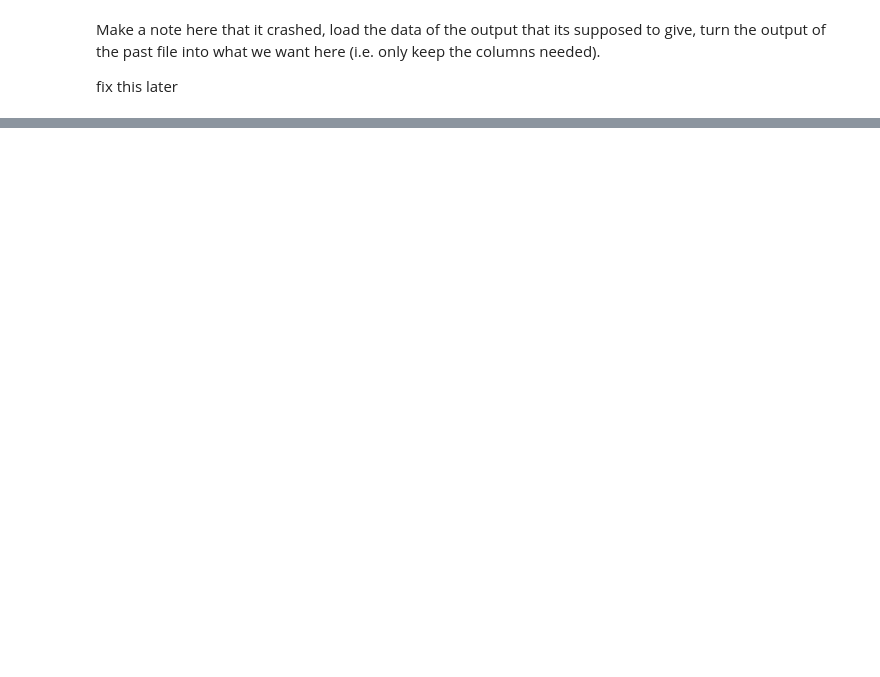
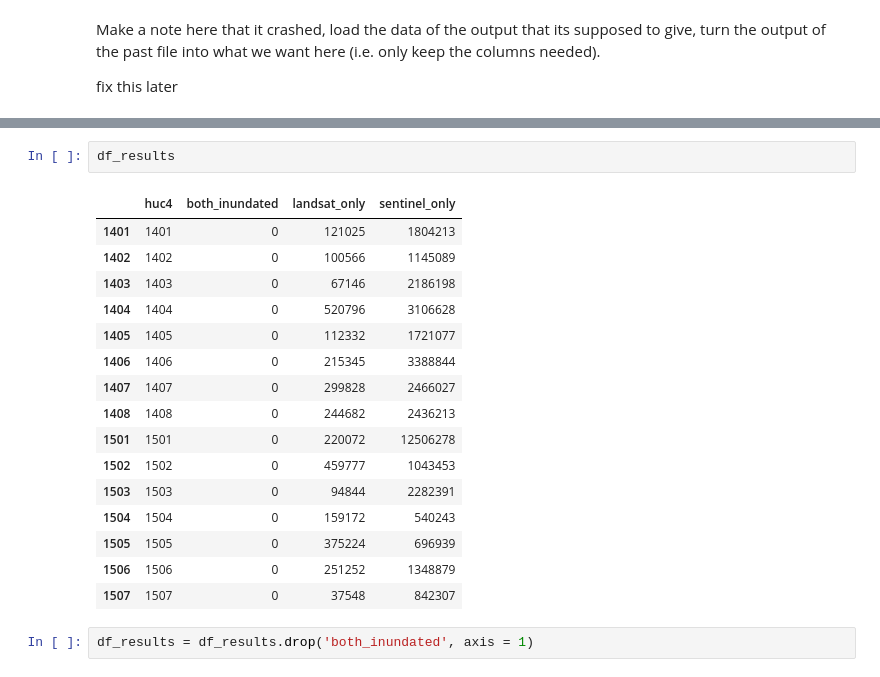
Before and after one commit to ppuentex/detection_comparison-CRB, a Jupyter notebook: code/analysis.ipynb, the cells around one changed output, grey strips where cells are left out. Drawn from its saved outputs; the diff is of its cells as text; blank space fills up the shorter version.

```diff
--- a/code/analysis.ipynb
+++ b/code/analysis.ipynb
@@ -458,0 +484,21 @@ fix this later
+# %%
+df_results
+# %% [output]
+|  | huc4 | both_inundated | landsat_only | sentinel_only |
+| 1401 | 1401 | 0 | 121025 | 1804213 |
+| 1402 | 1402 | 0 | 100566 | 1145089 |
+| 1403 | 1403 | 0 | 67146 | 2186198 |
+| 1404 | 1404 | 0 | 520796 | 3106628 |
+| 1405 | 1405 | 0 | 112332 | 1721077 |
+| 1406 | 1406 | 0 | 215345 | 3388844 |
+| 1407 | 1407 | 0 | 299828 | 2466027 |
+| 1408 | 1408 | 0 | 244682 | 2436213 |
+| 1501 | 1501 | 0 | 220072 | 12506278 |
+| 1502 | 1502 | 0 | 459777 | 1043453 |
+| 1503 | 1503 | 0 | 94844 | 2282391 |
+| 1504 | 1504 | 0 | 159172 | 540243 |
+| 1505 | 1505 | 0 | 375224 | 696939 |
+| 1506 | 1506 | 0 | 251252 | 1348879 |
+| 1507 | 1507 | 0 | 37548 | 842307 |
+# %%
+df_results = df_results.drop('both_inundated', axis = 1)
```
Also changed, not shown: parts of 6 cells of this notebook, 1 other file.
